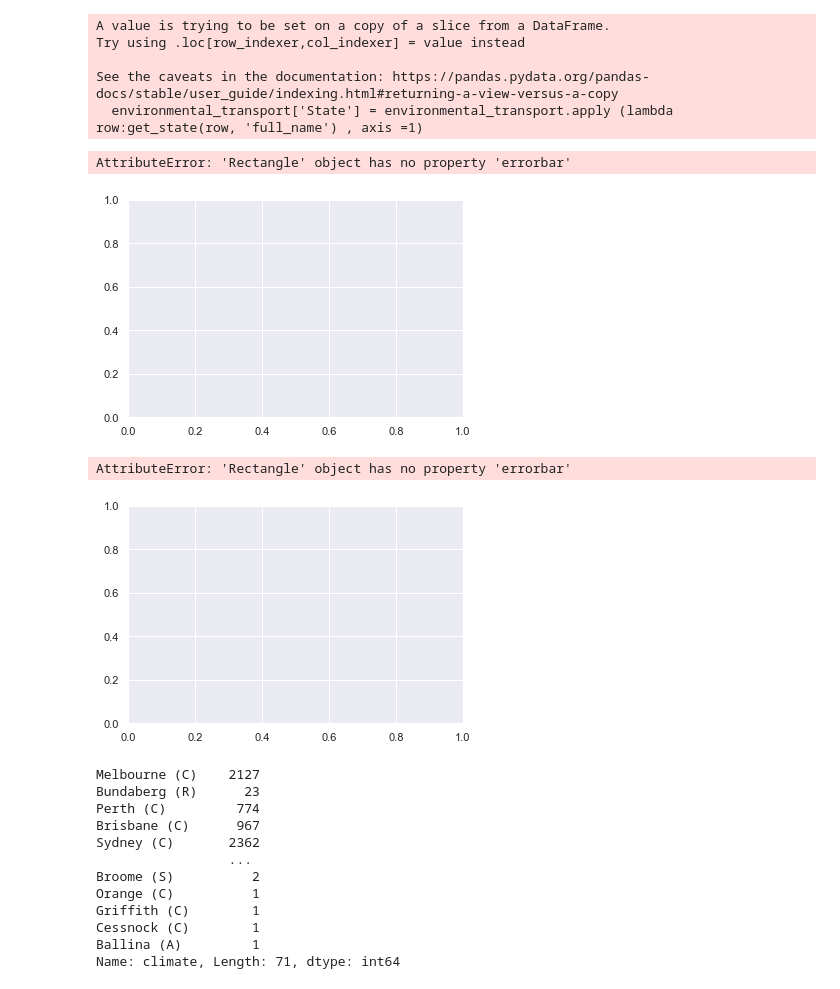
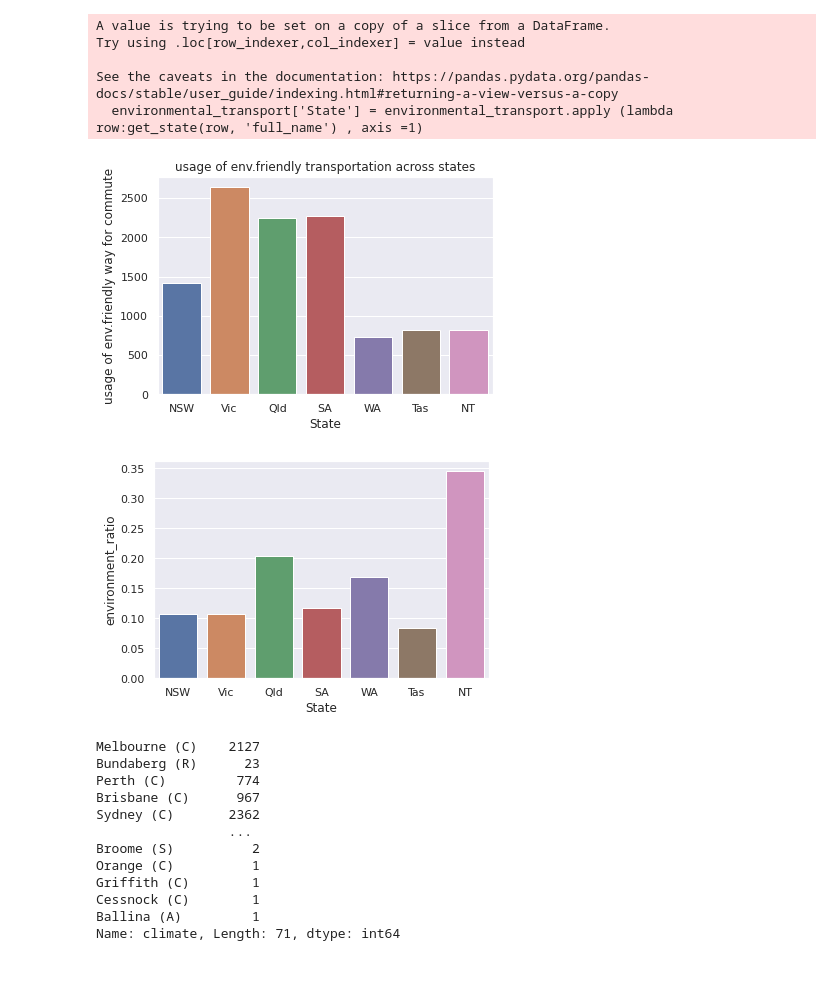
Before and after one commit to rainstyleXDD/Australia-Social-Media-Analytics-on-the-Cloud-Data-Processing, a Jupyter notebook: Data Analysis.ipynb, the cells around one changed output. Cells and saved outputs as stored; diff of their text form; code cells hidden in the pictures.

Commit message:
updated data anaylsis, save figure to file

```diff
--- a/Untitled.ipynb
+++ b/Data Analysis.ipynb
@@ -280,16 +285,21 @@ Try using .loc[row_indexer,col_indexer] = value instead
 See the caveats in the documentation: https://pandas.pydata.org/pandas-docs/stable/user_guide/indexing.html#returning-a-view-versus-a-copy
   environmental_transport['State'] = environmental_transport.apply (lambda row:get_state(row, 'full_name') , axis =1)
 # %%
+plt.tight_layout()
 chart = sns.barplot(data=environmental_transport, x="State", y="Environmental", errorbar = None)
 chart.set_ylabel('usage of env.friendly way for commute')
+chart.set_title('usage of env.friendly transportation across states')
+chart.figure.savefig("./plots/no_transp_state", dpi=300)
 # %% [output]
-AttributeError: 'Rectangle' object has no property 'errorbar'
-[figure, old version]
+[figure, new version]
 # %%
+plt.tight_layout()
 sns.barplot(data=environmental_transport, x="State", y="environment_ratio", errorbar = None)
+chart.set_ylabel('% of env.friendly way for commute')
+chart.set_title('% of env.friendly transportation across states')
+chart.figure.savefig("./plots/pre_transp_state", dpi=300)
 # %% [output]
-AttributeError: 'Rectangle' object has no property 'errorbar'
-[figure, old version]
+[figure, new version]
 # %%
 with open('./processed_data/tweetClimateCount.json', 'r') as f:
     climate = json.load(f)
```
Also changed, not shown: parts of 54 cells of this notebook, 31 other files.
